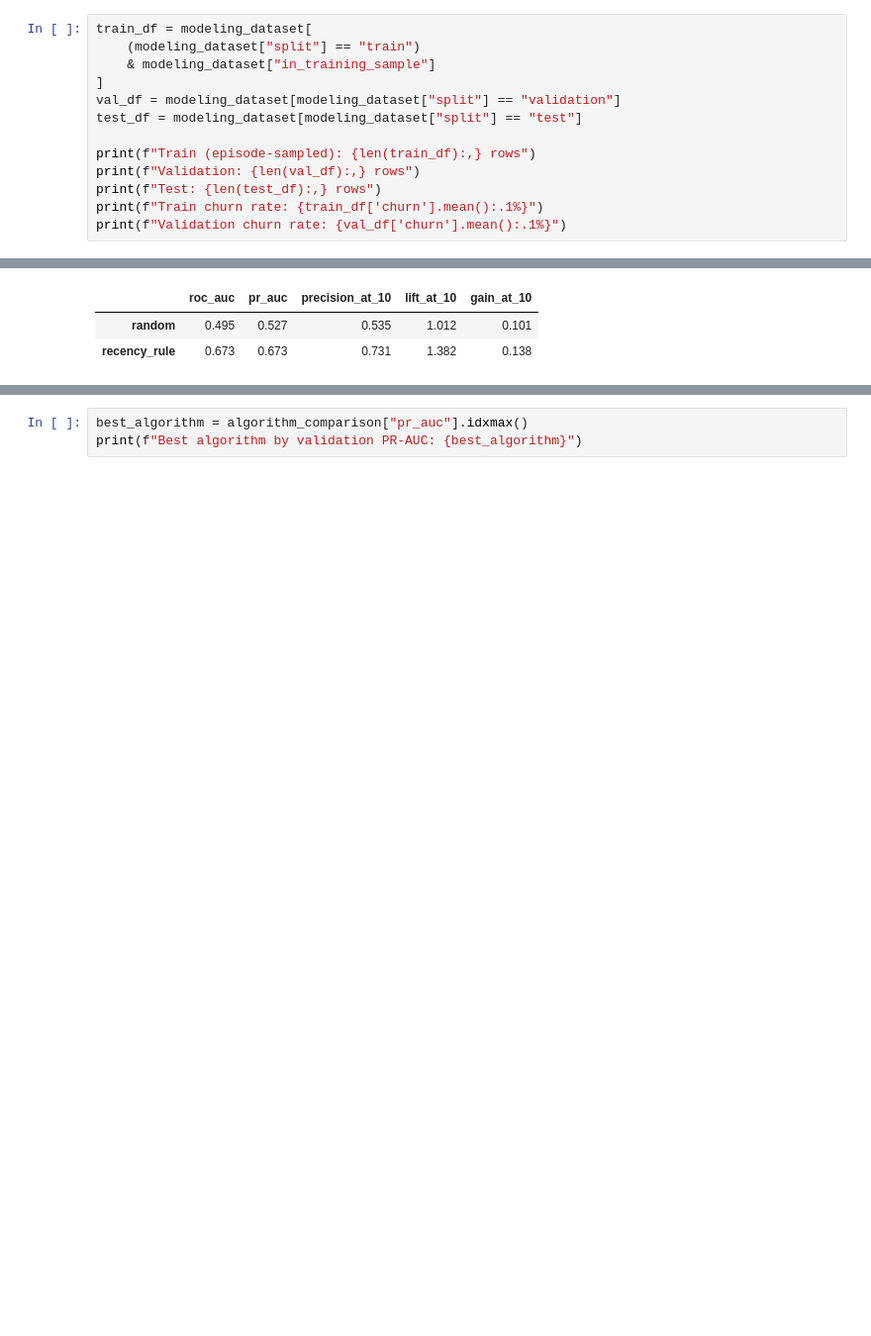
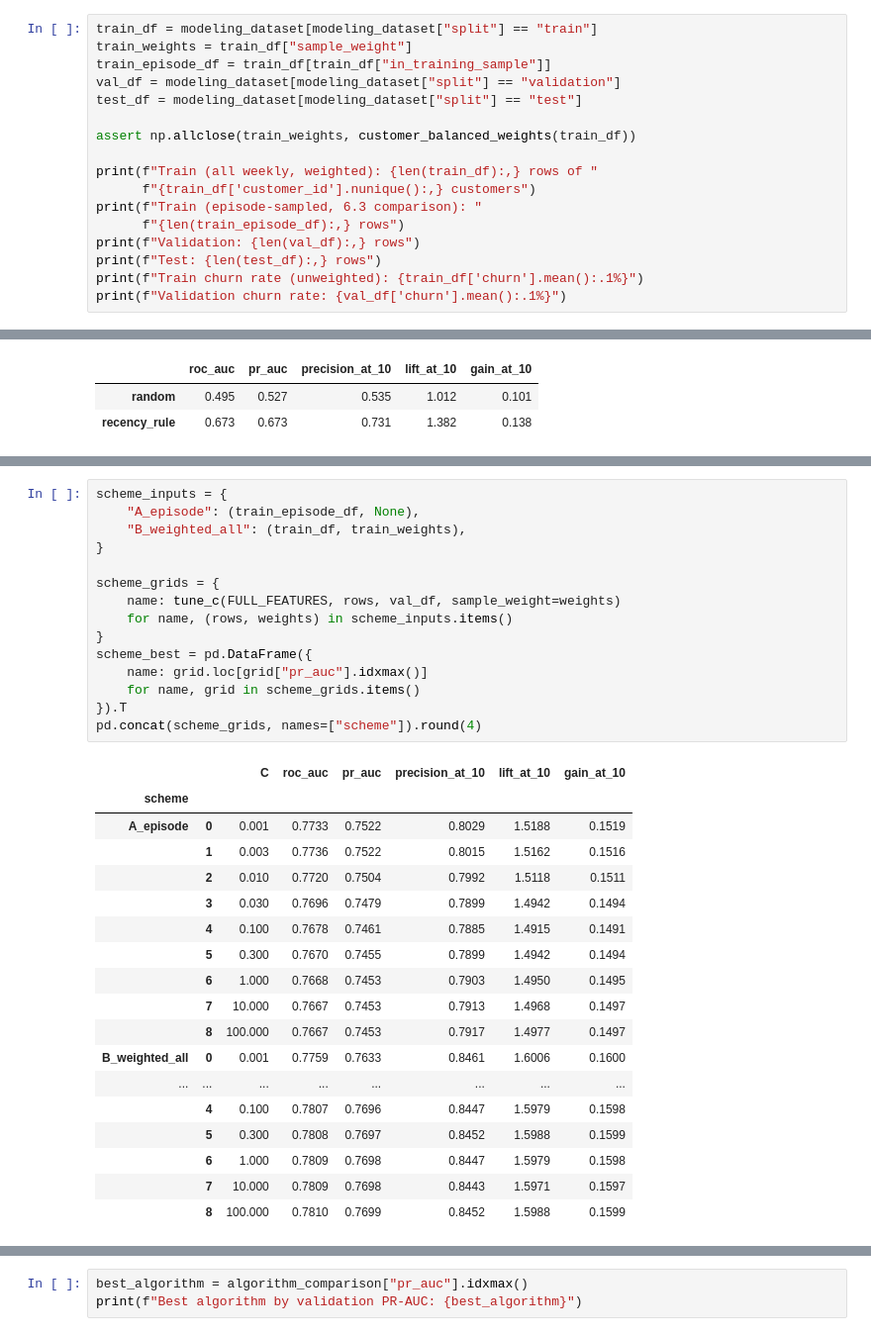
Before and after one commit to nguyenbaanh7779/customer-churn-prediction, a Jupyter notebook: notebooks/08_modeling.ipynb, the cells around one changed output, grey strips where cells are left out. Shown at 99% size. Saved outputs shown, nothing was run; the diff lists cells and outputs as text; blank space fills up the shorter version.

```diff
--- a/notebooks/08_modeling.ipynb
+++ b/notebooks/08_modeling.ipynb
@@ -276,14 +407,18 @@ in this table, since it already contains active rows only).
 # %%
-train_df = modeling_dataset[
-    (modeling_dataset["split"] == "train")
-    & modeling_dataset["in_training_sample"]
-]
+train_df = modeling_dataset[modeling_dataset["split"] == "train"]
+train_weights = train_df["sample_weight"]
+train_episode_df = train_df[train_df["in_training_sample"]]
 val_df = modeling_dataset[modeling_dataset["split"] == "validation"]
 test_df = modeling_dataset[modeling_dataset["split"] == "test"]
 
-print(f"Train (episode-sampled): {len(train_df):,} rows")
+assert np.allclose(train_weights, customer_balanced_weights(train_df))
+
+print(f"Train (all weekly, weighted): {len(train_df):,} rows of "
+      f"{train_df['customer_id'].nunique():,} customers")
+print(f"Train (episode-sampled, 6.3 comparison): "
+      f"{len(train_episode_df):,} rows")
 print(f"Validation: {len(val_df):,} rows")
 print(f"Test: {len(test_df):,} rows")
-print(f"Train churn rate: {train_df['churn'].mean():.1%}")
+print(f"Train churn rate (unweighted): {train_df['churn'].mean():.1%}")
 print(f"Validation churn rate: {val_df['churn'].mean():.1%}")
 # %% [output]
@@ -375,0 +471,34 @@ feature_progression.round(3)
+# %%
+scheme_inputs = {
+    "A_episode": (train_episode_df, None),
+    "B_weighted_all": (train_df, train_weights),
+}
+
+scheme_grids = {
+    name: tune_c(FULL_FEATURES, rows, val_df, sample_weight=weights)
+    for name, (rows, weights) in scheme_inputs.items()
+}
+scheme_best = pd.DataFrame({
+    name: grid.loc[grid["pr_auc"].idxmax()]
+    for name, grid in scheme_grids.items()
+}).T
+pd.concat(scheme_grids, names=["scheme"]).round(4)
+# %% [output]
+|  |  | C | roc_auc | pr_auc | precision_at_10 | lift_at_10 | gain_at_10 |
+| scheme |  |  |  |  |  |  |  |
+| A_episode | 0 | 0.001 | 0.7733 | 0.7522 | 0.8029 | 1.5188 | 0.1519 |
+|  | 1 | 0.003 | 0.7736 | 0.7522 | 0.8015 | 1.5162 | 0.1516 |
+|  | 2 | 0.010 | 0.7720 | 0.7504 | 0.7992 | 1.5118 | 0.1511 |
+|  | 3 | 0.030 | 0.7696 | 0.7479 | 0.7899 | 1.4942 | 0.1494 |
+|  | 4 | 0.100 | 0.7678 | 0.7461 | 0.7885 | 1.4915 | 0.1491 |
+|  | 5 | 0.300 | 0.7670 | 0.7455 | 0.7899 | 1.4942 | 0.1494 |
+|  | 6 | 1.000 | 0.7668 | 0.7453 | 0.7903 | 1.4950 | 0.1495 |
+|  | 7 | 10.000 | 0.7667 | 0.7453 | 0.7913 | 1.4968 | 0.1497 |
+|  | 8 | 100.000 | 0.7667 | 0.7453 | 0.7917 | 1.4977 | 0.1497 |
+| B_weighted_all | 0 | 0.001 | 0.7759 | 0.7633 | 0.8461 | 1.6006 | 0.1600 |
+| ... | ... | ... | ... | ... | ... | ... | ... |
+|  | 4 | 0.100 | 0.7807 | 0.7696 | 0.8447 | 1.5979 | 0.1598 |
+|  | 5 | 0.300 | 0.7808 | 0.7697 | 0.8452 | 1.5988 | 0.1599 |
+|  | 6 | 1.000 | 0.7809 | 0.7698 | 0.8447 | 1.5979 | 0.1598 |
+|  | 7 | 10.000 | 0.7809 | 0.7698 | 0.8443 | 1.5971 | 0.1597 |
+|  | 8 | 100.000 | 0.7810 | 0.7699 | 0.8452 | 1.5988 | 0.1599 |
```
Also changed, not shown: parts of 33 cells of this notebook, 13 other files.
